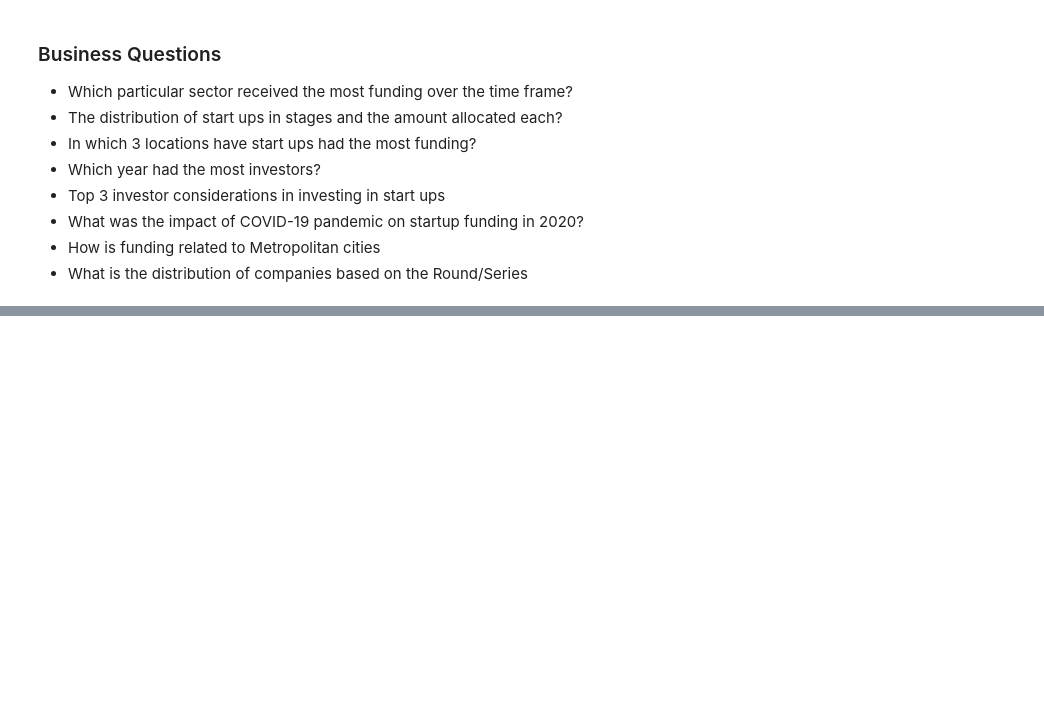
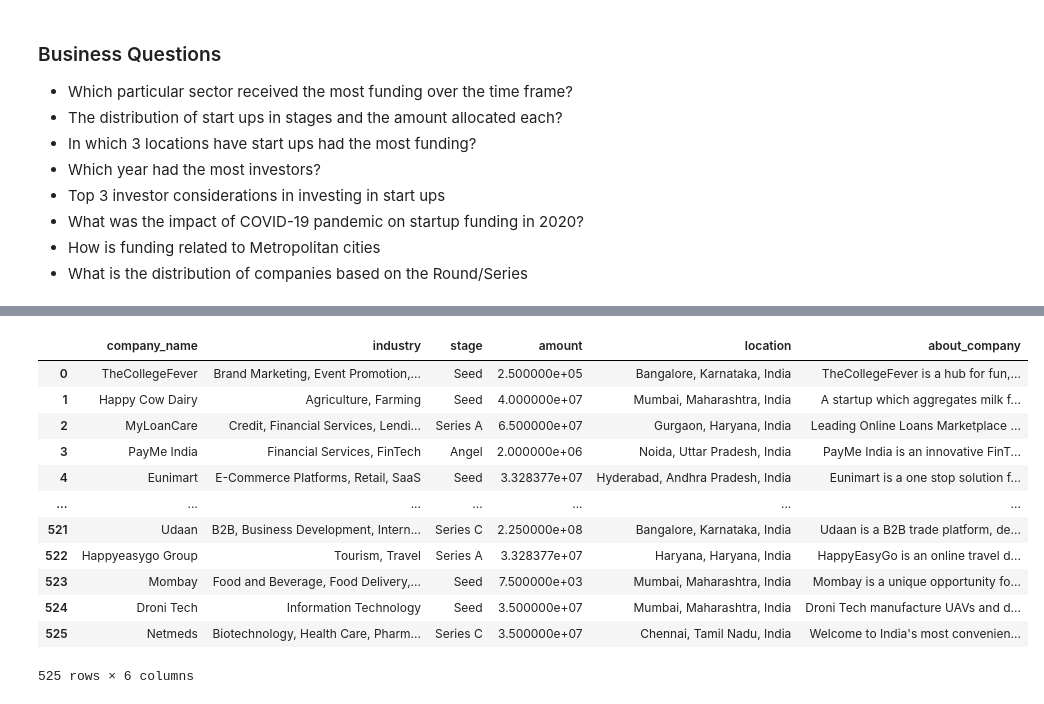
Before and after one commit to adubrightkwartengsnr/India_Startup_Analysis_2018-2021, a Jupyter notebook: start_up_analysis.ipynb, the cells around one changed output, grey strips where cells are left out. Saved outputs shown, nothing was run; the diff lists cells and outputs as text; code cells hidden in the pictures; blank space fills up the shorter version.

Commit message:
clean the amount column in the 2018 dataset

```diff
--- a/start_up_analysis.ipynb
+++ b/start_up_analysis.ipynb
@@ -244,0 +305,29 @@ array([nan, 'Ecommerce', 'Edtech', 'Interior design', 'AgriTech',
+# %%
+# create function to clean the amount column
+exchange_rate = 1/0.0146
+
+def clean_amount(df, col_name):
+    cleaned_data = df[col_name].copy()
+    if df[col_name].dtype == 'object':
+        # Remove non-numeric characters except '.' and ','
+        cleaned_data = cleaned_data.str.replace("[^\d.,]", "", regex=True)
+
+        # Replace empty strings with NaN
+        cleaned_data = cleaned_data.replace('', float('nan'), regex=True)
+
+        # Remove commas from numbers
+        cleaned_data = cleaned_data.str.replace(",", "", regex=True)
+
+        if cleaned_data.str.startswith("$").any():
+            # If the column starts with '$', clean it as dollars
+            cleaned_data = cleaned_data.str.replace("[$]", "", regex=True).astype(float)
+        elif cleaned_data.str.startswith("₹").any():
+            # If the column starts with '₹', clean it as rupees
+            cleaned_data = cleaned_data.str.replace("[₹]", "", regex=True).astype(float) * exchange_rate
+        else:
+            # Convert to float if there is no currency symbol preceding the amount
+            cleaned_data = cleaned_data.astype(float)
+    return cleaned_data
+# %%
+# apply the clean_data function to the 2018 dataframe
+df_2018["amount"] = clean_amount(df_2018, "amount")
@@ -244,0 +364,25 @@ array([nan, 'Ecommerce', 'Edtech', 'Interior design', 'AgriTech',
+# %%
+# Function to fill NaN values in the amount column with the average based on stage of company
+def impute_amount_column(df,filter_name,fill_value):
+    unique_values = df[filter_name].unique()
+    for val, avg_amount in zip(unique_values,df.groupby(filter_name)[fill_value].transform('mean')):
+        df.loc[df[filter_name] == val, fill_value] = df.loc[df[filter_name] == val, fill_value].fillna(avg_amount)
+    return df
+# %%
+df_2018 = impute_amount_column(df_2018,"stage","amount")
+# %%
+df_2018
+# %% [output]
+|  | company_name | industry | stage | amount | location | about_company |
+| 0 | TheCollegeFever | Brand Marketing, Event Promotion,... | Seed | 2.500000e+05 | Bangalore, Karnataka, India | TheCollegeFever is a hub for fun,... |
+| 1 | Happy Cow Dairy | Agriculture, Farming | Seed | 4.000000e+07 | Mumbai, Maharashtra, India | A startup which aggregates milk f... |
+| 2 | MyLoanCare | Credit, Financial Services, Lendi... | Series A | 6.500000e+07 | Gurgaon, Haryana, India | Leading Online Loans Marketplace ... |
+| 3 | PayMe India | Financial Services, FinTech | Angel | 2.000000e+06 | Noida, Uttar Pradesh, India | PayMe India is an innovative FinT... |
+| 4 | Eunimart | E-Commerce Platforms, Retail, SaaS | Seed | 3.328377e+07 | Hyderabad, Andhra Pradesh, India | Eunimart is a one stop solution f... |
+| ... | ... | ... | ... | ... | ... | ... |
+| 521 | Udaan | B2B, Business Development, Intern... | Series C | 2.250000e+08 | Bangalore, Karnataka, India | Udaan is a B2B trade platform, de... |
+| 522 | Happyeasygo Group | Tourism, Travel | Series A | 3.328377e+07 | Haryana, Haryana, India | HappyEasyGo is an online travel d... |
+| 523 | Mombay | Food and Beverage, Food Delivery,... | Seed | 7.500000e+03 | Mumbai, Maharashtra, India | Mombay is a unique opportunity fo... |
+| 524 | Droni Tech | Information Technology | Seed | 3.500000e+07 | Mumbai, Maharashtra, India | Droni Tech manufacture UAVs and d... |
+| 525 | Netmeds | Biotechnology, Health Care, Pharm... | Series C | 3.500000e+07 | Chennai, Tamil Nadu, India | Welcome to India's most convenien... |
+525 rows × 6 columns
```
Also changed, not shown: parts of 41 cells of this notebook, 1 other file.
